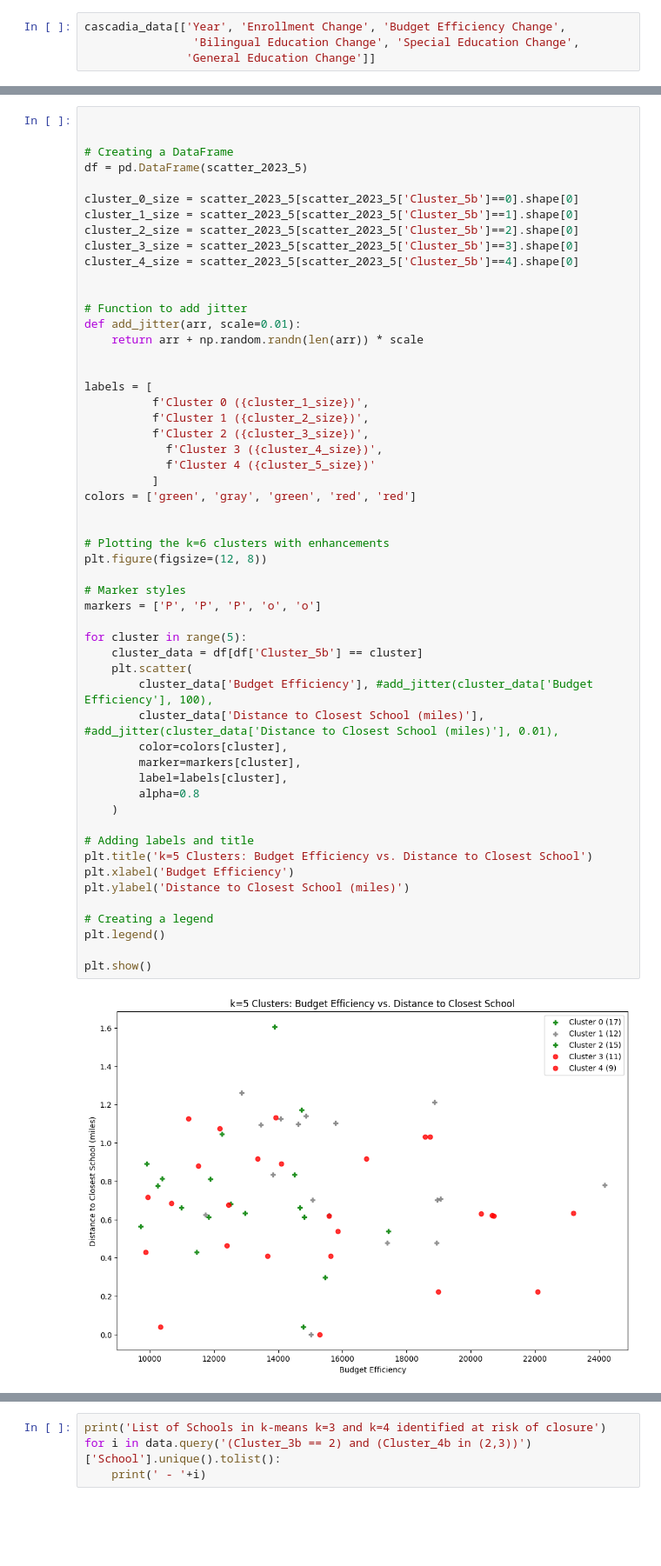
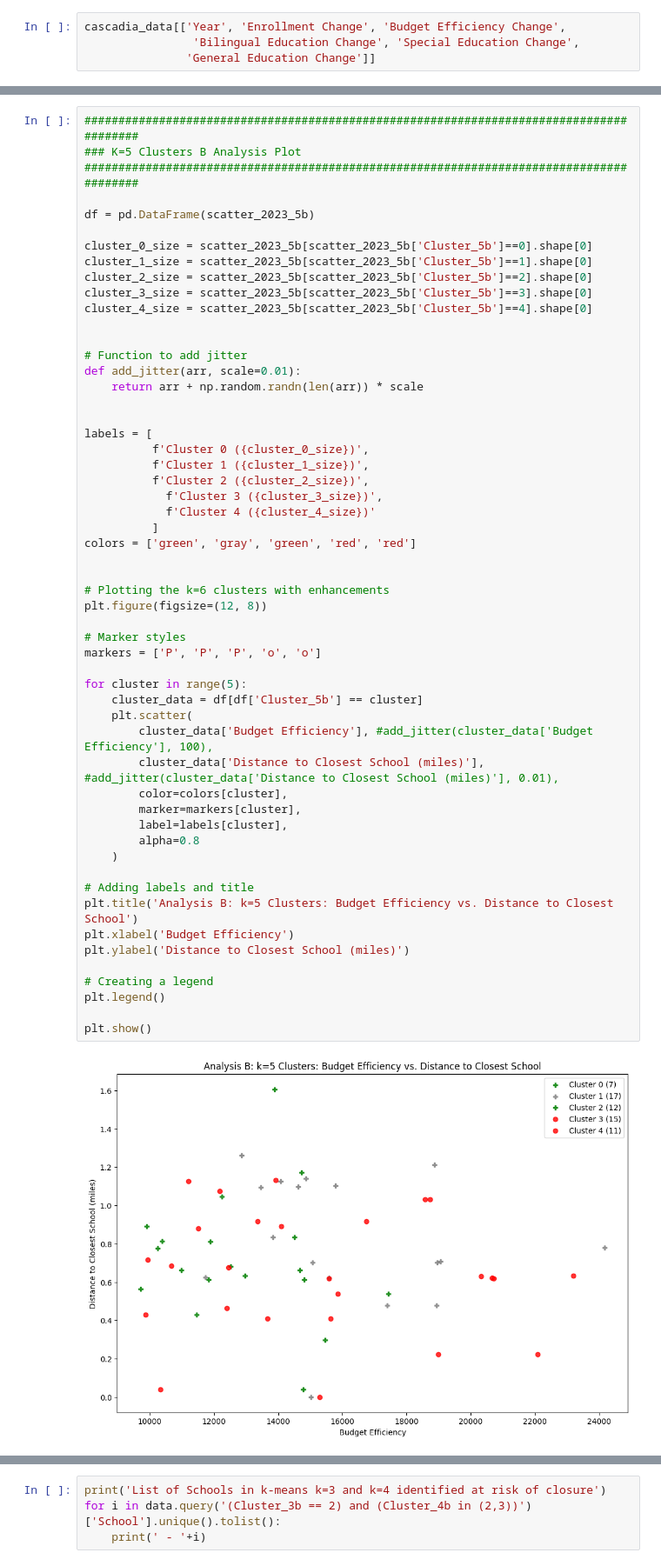
Before and after one commit to chrislydick/sps-budget-analysis, a Jupyter notebook: elementary_school_data_extract.ipynb, the cells around one changed output, grey strips where cells are left out. Shown at 87% size. Saved outputs shown, nothing was run; the diff lists cells and outputs as text; blank space fills up the shorter version.

```diff
--- a/elementary_school_data_extract.ipynb
+++ b/elementary_school_data_extract.ipynb
@@ -733,14 +705,15 @@ plt.show()
 # %%
+########################################################################################
+### K=5 Clusters B Analysis Plot
+########################################################################################
 
+df = pd.DataFrame(scatter_2023_5b)
 
-# Creating a DataFrame
-df = pd.DataFrame(scatter_2023_5)
-
-cluster_0_size = scatter_2023_5[scatter_2023_5['Cluster_5b']==0].shape[0]
-cluster_1_size = scatter_2023_5[scatter_2023_5['Cluster_5b']==1].shape[0]
-cluster_2_size = scatter_2023_5[scatter_2023_5['Cluster_5b']==2].shape[0]
-cluster_3_size = scatter_2023_5[scatter_2023_5['Cluster_5b']==3].shape[0]
-cluster_4_size = scatter_2023_5[scatter_2023_5['Cluster_5b']==4].shape[0]
+cluster_0_size = scatter_2023_5b[scatter_2023_5b['Cluster_5b']==0].shape[0]
+cluster_1_size = scatter_2023_5b[scatter_2023_5b['Cluster_5b']==1].shape[0]
+cluster_2_size = scatter_2023_5b[scatter_2023_5b['Cluster_5b']==2].shape[0]
+cluster_3_size = scatter_2023_5b[scatter_2023_5b['Cluster_5b']==3].shape[0]
+cluster_4_size = scatter_2023_5b[scatter_2023_5b['Cluster_5b']==4].shape[0]
 
 
 # Function to add jitter
@@ -749,41 +722,41 @@ def add_jitter(arr, scale=0.01):
 
 
 labels = [
-          f'Cluster 0 ({cluster_1_size})',
-          f'Cluster 1 ({cluster_2_size})',
-          f'Cluster 2 ({cluster_3_size})',
-            f'Cluster 3 ({cluster_4_size})',
-            f'Cluster 4 ({cluster_5_size})'
+          f'Cluster 0 ({cluster_0_size})',
+          f'Cluster 1 ({cluster_1_size})',
+          f'Cluster 2 ({cluster_2_size})',
+            f'Cluster 3 ({cluster_3_size})',
+            f'Cluster 4 ({cluster_4_size})'
           ]
 colors = ['green', 'gray', 'green', 'red', 'red']
 
 
 # Plotting the k=6 clusters with enhancements
 plt.figure(figsize=(12, 8))
 
 # Marker styles
 markers = ['P', 'P', 'P', 'o', 'o']
 
 for cluster in range(5):
     cluster_data = df[df['Cluster_5b'] == cluster]
     plt.scatter(
         cluster_data['Budget Efficiency'], #add_jitter(cluster_data['Budget Efficiency'], 100),
         cluster_data['Distance to Closest School (miles)'], #add_jitter(cluster_data['Distance to Closest School (miles)'], 0.01),
         color=colors[cluster],
         marker=markers[cluster],
         label=labels[cluster],
         alpha=0.8
     )
 
 # Adding labels and title
-plt.title('k=5 Clusters: Budget Efficiency vs. Distance to Closest School')
+plt.title('Analysis B: k=5 Clusters: Budget Efficiency vs. Distance to Closest School')
 plt.xlabel('Budget Efficiency')
 plt.ylabel('Distance to Closest School (miles)')
 
 # Creating a legend
 plt.legend()
 
 plt.show()
 # %% [output]
-[figure, old version]
+[figure, new version]
 # %%
```
Also changed, not shown: parts of 22 cells of this notebook.
